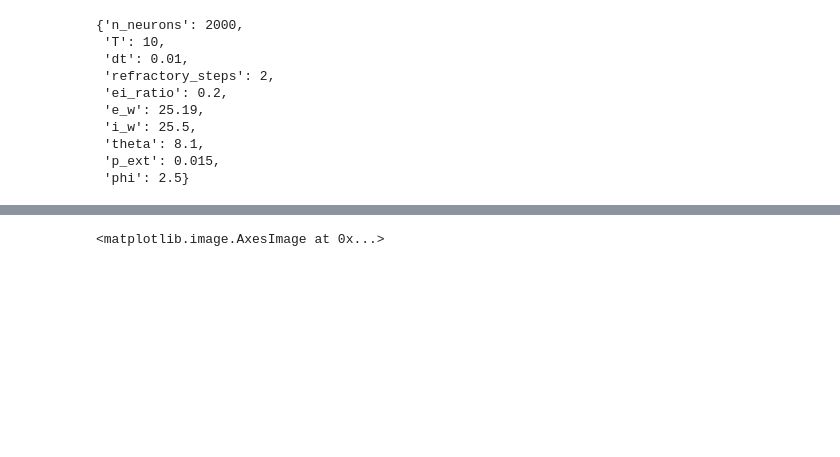
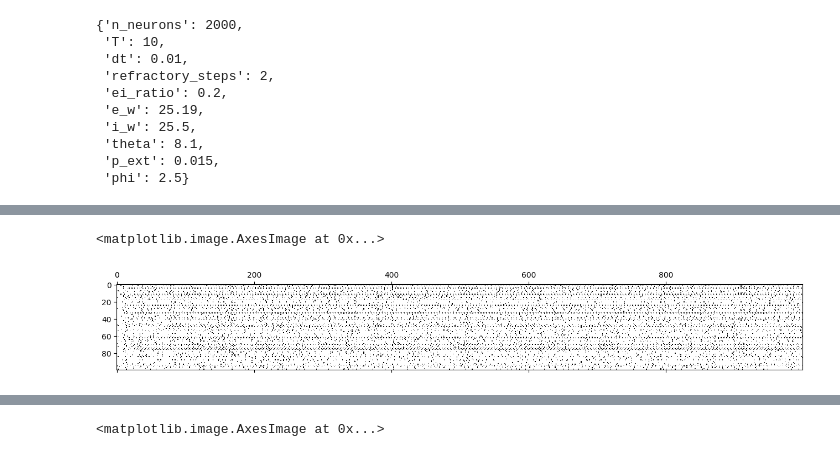
Before and after one commit to dmnburrows/multiscale_dev_dynamics, a Jupyter notebook: Untitled.ipynb, the cells around one changed output, grey strips where cells are left out. Drawn from its saved outputs; the diff is of its cells as text; code cells hidden in the pictures; blank space fills up the shorter version.

```diff
--- a/Untitled.ipynb
+++ b/Untitled.ipynb
@@ -51,0 +104,5 @@ start_dic
+# %%
+plt.matshow(spikes, aspect='auto', cmap = 'Greys')
+# %% [output]
+<matplotlib.image.AxesImage at 0x...>
+[figure, added]
```
Also changed, not shown: parts of 7 cells of this notebook, 1 other file.
